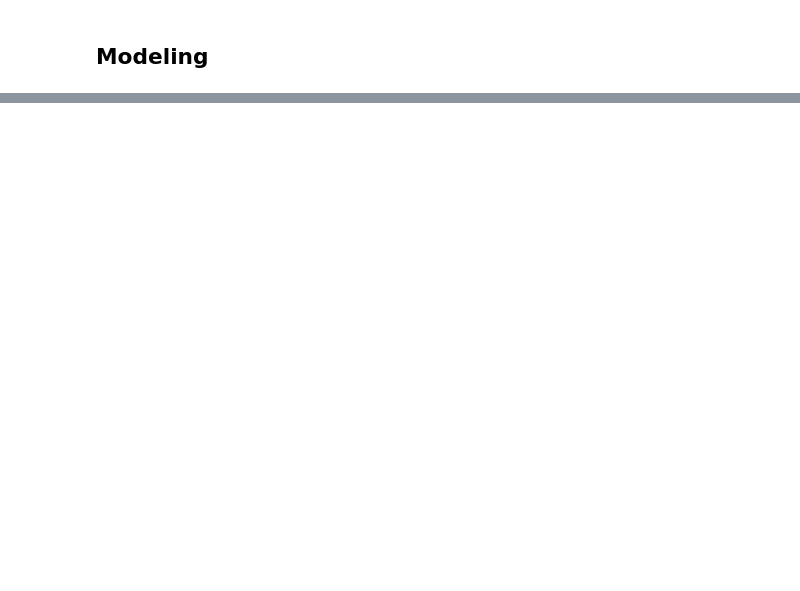
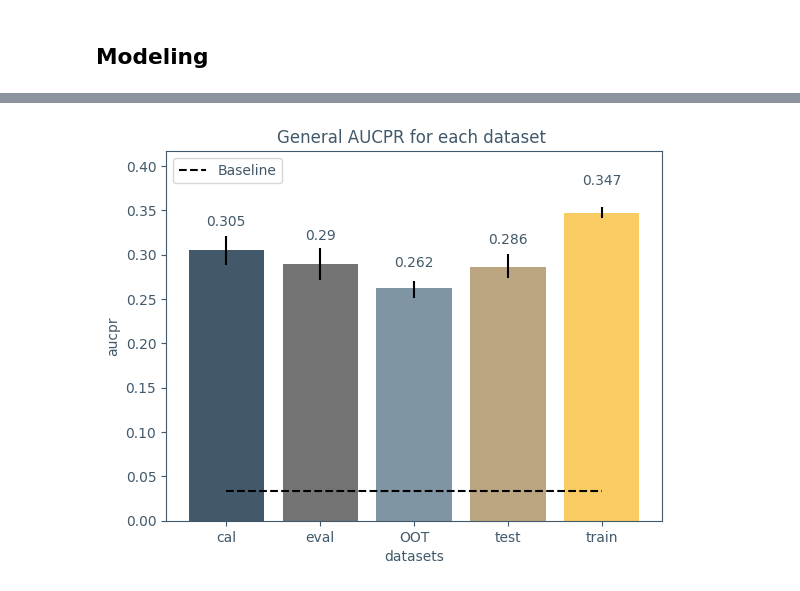
Before and after one commit to dhdzmota/dynamic-rythms, a Jupyter notebook: notebooks/model_pipeline.ipynb, the cells around one changed output, grey strips where cells are left out. Saved outputs shown, nothing was run; the diff lists cells and outputs as text; code cells hidden in the pictures; blank space fills up the shorter version.

```diff
--- a/notebooks/model_pipeline.ipynb
+++ b/notebooks/model_pipeline.ipynb
@@ -187,0 +210,4 @@ dataset_splitting.splitting_process(save=True, return_data=False)
+# %%
+m = understanding_model.plot_general_metrics(metrics, 'aucpr', baseline=aucpr_baseline)
+# %% [output]
+[figure, added]
```
Also changed, not shown: parts of 17 cells of this notebook.
